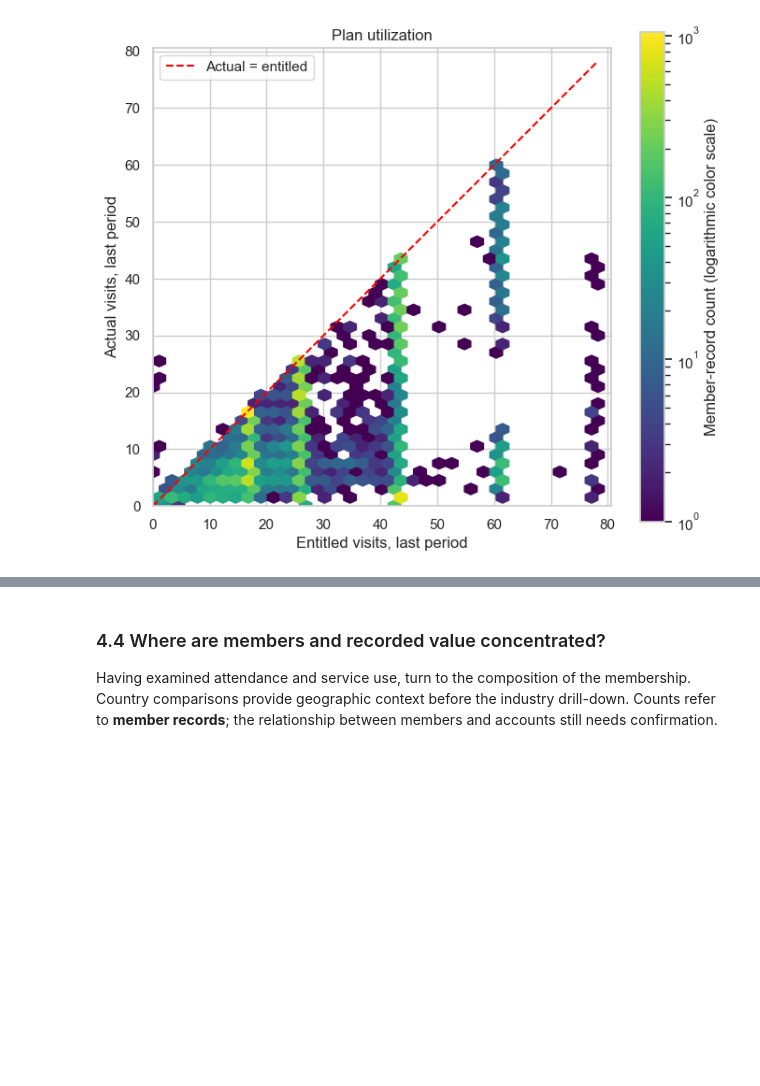
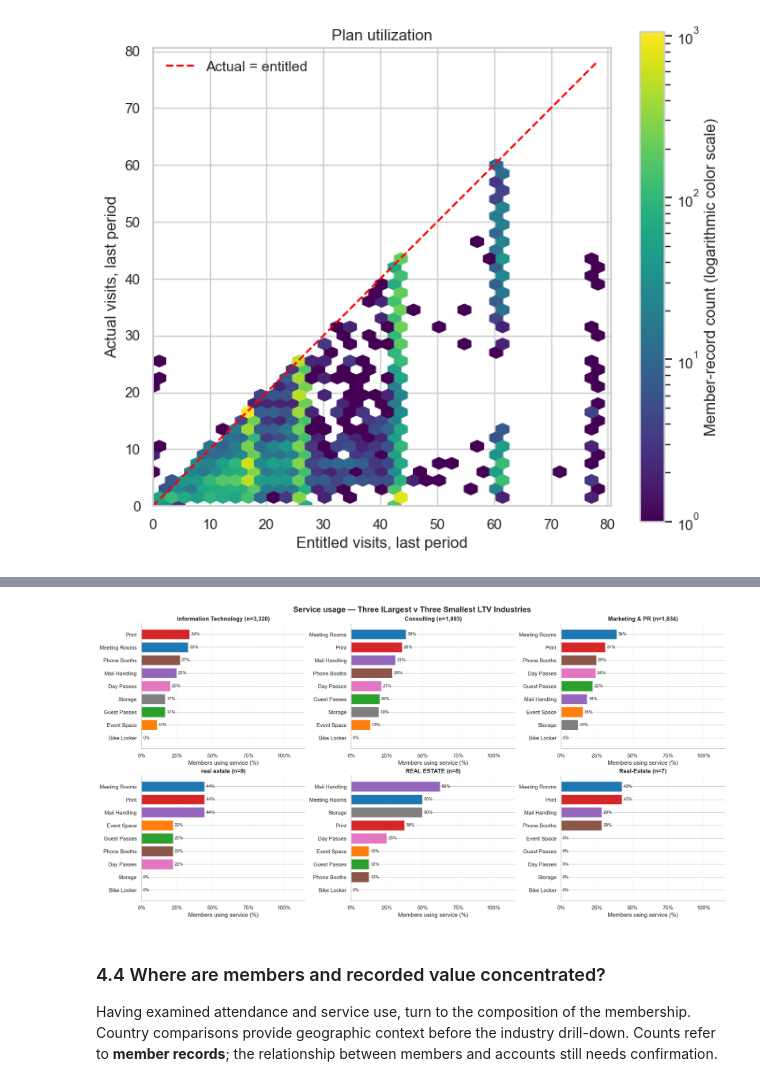
Before and after one commit to arfarfq/data_mining, a Jupyter notebook: notebooks/EDA.ipynb, the cells around one changed output, grey strips where cells are left out. Cells and saved outputs as stored; diff of their text form; code cells hidden in the pictures; blank space fills up the shorter version.

```diff
--- a/notebooks/EDA.ipynb
+++ b/notebooks/EDA.ipynb
@@ -529,15 +611,88 @@ Counts show how much evidence supports each percentage. The comparison describes
 # %%
-pair = segment_df[["uses_bike_locker", "uses_storage"]].dropna()
-if not pair.empty:
-    counts = pd.crosstab(pair["uses_bike_locker"], pair["uses_storage"])
-    percentages = counts.div(counts.sum(axis=1), axis=0) * 100
-    annotations = np.array([[f"{percentages.iloc[i, j]:.1f}%\n(n={counts.iloc[i, j]:,})"
-                             for j in range(len(counts.columns))] for i in range(len(counts))])
-    fig, ax = plt.subplots(figsize=(6, 4))
-    sns.heatmap(percentages, annot=annotations, fmt="", cmap="Blues", vmin=0, vmax=100,
-                xticklabels=["Yes" if x == 1 else "No" for x in counts.columns],
-                yticklabels=["Yes" if x == 1 else "No" for x in counts.index],
-                cbar_kws={"label": "Within-row percentage"}, ax=ax)
-    ax.set(title="Storage use by bike-locker status", xlabel="Uses storage", ylabel="Uses bike locker")
-    show_plot()
+
+services = [
+    "uses_meeting_rooms", "uses_event_space", "uses_guest_passes",
+    "uses_print", "uses_mail_handling", "uses_phone_booths",
+    "uses_day_passes", "uses_storage", "uses_bike_locker",
+]
+
+# Prepare service flags without changing the original data.
+plot_df = df.copy()
+plot_df[services] = plot_df[services].apply(pd.to_numeric, errors="raise").astype(float)
+
+service_labels = {
+    col: col.removeprefix("uses_").replace("_", " ").title()
+    for col in services
+}
+
+# Keep each service's color consistent across plots.
+service_colors = {
+    col: plt.get_cmap("tab10")(i) for i, col in enumerate(services)
+}
+
+# 1. Overall usage across all members, ordered from highest to lowest.
+counts = plot_df[services].sum().sort_values(ascending=False)
+
+fig, ax = plt.subplots(figsize=(10, 5))
+bars = ax.barh(
+    [service_labels[col] for col in counts.index],
+    counts.values,
+    color=[service_colors[col] for col in counts.index],
+)
+ax.bar_label(bars, fmt="%.0f", padding=4)
+ax.invert_yaxis()
+ax.set(title="Most-used services — all members",
+       xlabel="Number of members using the service", ylabel="")
+ax.set_xlim(0, max(1, counts.max() * 1.15))
+ax.spines[["top", "right"]].set_visible(False)
+fig.tight_layout()
+plt.show()
+
+# 2. Select the five largest industries by member count.
+grouped = plot_df.groupby("industry", observed=True)
+industry_sizes = grouped.size().sort_values(ascending=False)
+group_sizes = pd.concat([industry_sizes.head(3), industry_sizes.tail(3)])
+group_sizes = group_sizes[~group_sizes.index.duplicated()]
+usage = grouped[services].mean().mul(100).astype(float).reindex(group_sizes.index)
+
+if usage.empty:
+    print("No industry data available.")
+else:
+    ncols = min(3, len(usage))
+    nrows = math.ceil(len(usage) / ncols)
+    fig, axes = plt.subplots(
+        nrows, ncols, figsize=(6 * ncols, 4.5 * nrows),
+        squeeze=False, constrained_layout=True,
+    )
+
+    for ax, (industry, rates) in zip(axes.flat, usage.iterrows()):
+        # Rank services separately for each industry.
+        rates = rates.sort_values(ascending=False)
+        bars = ax.barh(
+            [service_labels[col] for col in rates.index],
+            rates.values,
+            color=[service_colors[col] for col in rates.index],
+        )
+        ax.bar_label(
+            bars,
+            labels=[f"{v:.0f}%" if pd.notna(v) else "" for v in rates.values],
+            padding=3, fontsize=9,
+        )
+        ax.invert_yaxis()
+        ax.set_xlim(0, 115)
+        ax.set_xticks([0, 25, 50, 75, 100])
+        ax.xaxis.set_major_formatter(PercentFormatter(xmax=100))
+        ax.set_title(f"{industry} (n={group_sizes.loc[industry]:,})", fontweight="bold")
+        ax.set_xlabel("Members using service (%)")
+        ax.set_axisbelow(True)
+        ax.grid(axis="x", alpha=0.2)
+        ax.spines[["top", "right"]].set_visible(False)
+
+    # Hide unused panels.
+    for ax in list(axes.flat)[len(usage):]:
+        ax.set_visible(False)
+
+    fig.suptitle("Service usage — Three lLargest v Three Smallest LTV Industries",
+                 fontsize=16, fontweight="bold")
+    plt.show()
 # %% [output]
@@ -545,3 +700,4 @@ if not pair.empty:
+[figure, added]
 # %% [markdown]
 ### 4.4 Where are members and recorded value concentrated?
 
```
Also changed, not shown: parts of 28 cells of this notebook, 4 other files.
